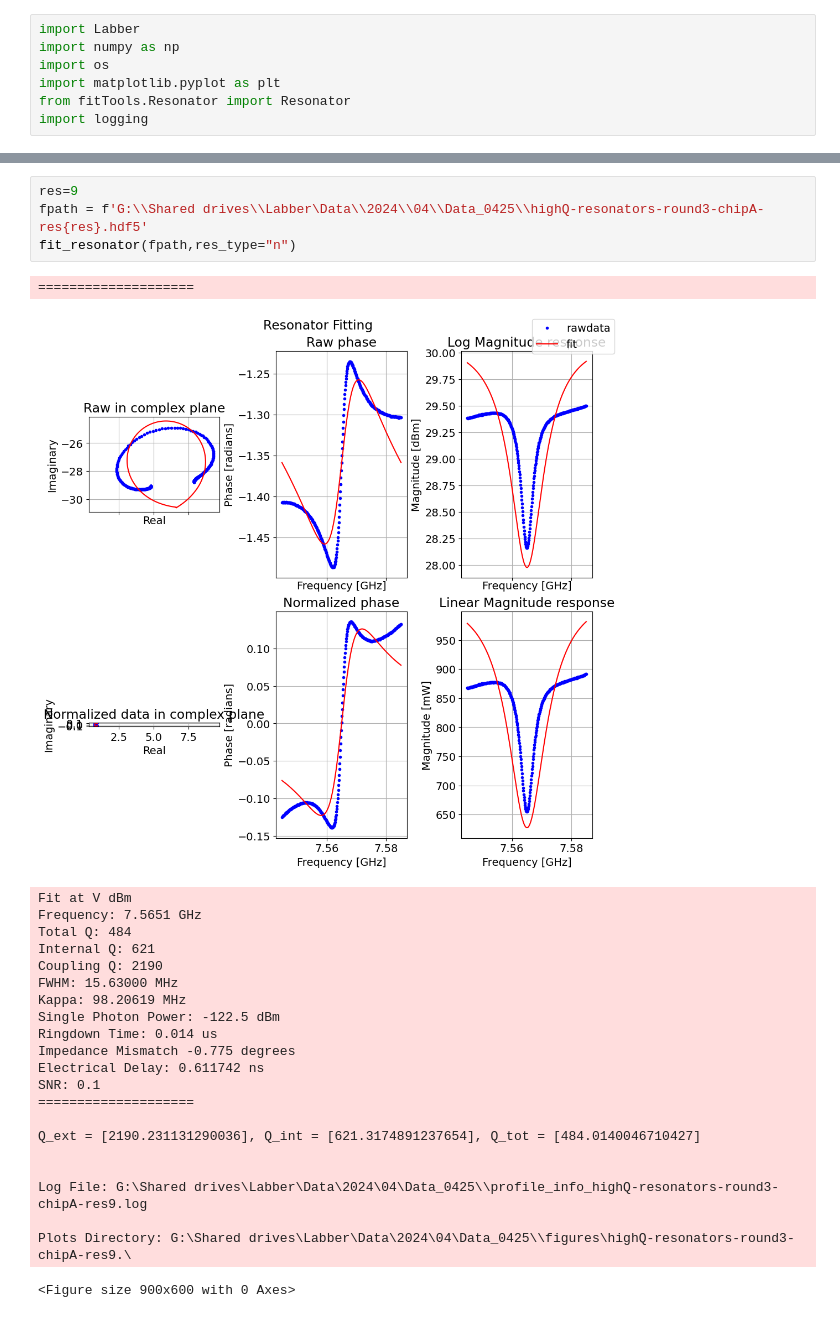
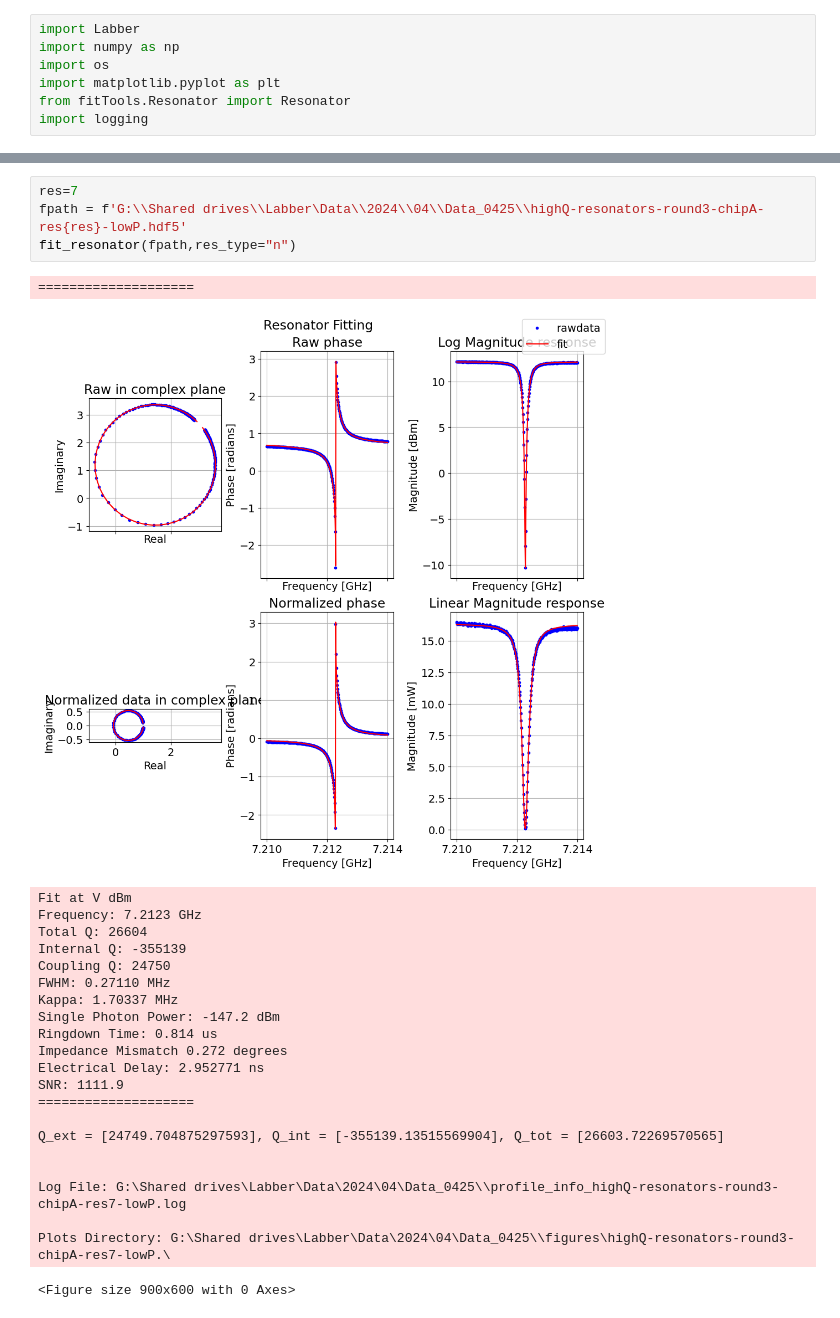
Before and after one commit to LFL-Lab/Dissipator, a Jupyter notebook: resonator_fitting_nb.ipynb, the cells around one changed output, grey strips where cells are left out. Cells and saved outputs as stored; diff of their text form.

```diff
--- a/resonator_fitting_nb.ipynb
+++ b/resonator_fitting_nb.ipynb
@@ -91,30 +69,30 @@ def fit_resonator(fpath:str,res_type:str = "n"):
     print(f"\n\nLog File: {logFileName}")
     print(f"\nPlots Directory: {path + figpath}")
 # %%
-res=9
-fpath = f'G:\\Shared drives\\Labber\Data\\2024\\04\\Data_0425\\highQ-resonators-round3-chipA-res{res}.hdf5'
+res=7
+fpath = f'G:\\Shared drives\\Labber\Data\\2024\\04\\Data_0425\\highQ-resonators-round3-chipA-res{res}-lowP.hdf5'
 fit_resonator(fpath,res_type="n")
 # %% [output]
 ====================
-[figure, old version]
+[figure, new version]
 Fit at V dBm
-Frequency: 7.5651 GHz
-Total Q: 484
-Internal Q: 621
-Coupling Q: 2190
-FWHM: 15.63000 MHz
-Kappa: 98.20619 MHz
-Single Photon Power: -122.5 dBm
-Ringdown Time: 0.014 us
-Impedance Mismatch -0.775 degrees
-Electrical Delay: 0.611742 ns
-SNR: 0.1
+Frequency: 7.2123 GHz
+Total Q: 26604
+Internal Q: -355139
+Coupling Q: 24750
+FWHM: 0.27110 MHz
+Kappa: 1.70337 MHz
+Single Photon Power: -147.2 dBm
+Ringdown Time: 0.814 us
+Impedance Mismatch 0.272 degrees
+Electrical Delay: 2.952771 ns
+SNR: 1111.9
 ====================
 
-Q_ext = [2190.231131290036], Q_int = [621.3174891237654], Q_tot = [484.0140046710427]
+Q_ext = [24749.704875297593], Q_int = [-355139.13515569904], Q_tot = [26603.72269570565]
 
 
-Log File: G:\Shared drives\Labber\Data\2024\04\Data_0425\\profile_info_highQ-resonators-round3-chipA-res9.log
+Log File: G:\Shared drives\Labber\Data\2024\04\Data_0425\\profile_info_highQ-resonators-round3-chipA-res7-lowP.log
 
-Plots Directory: G:\Shared drives\Labber\Data\2024\04\Data_0425\\figures\highQ-resonators-round3-chipA-res9.\
+Plots Directory: G:\Shared drives\Labber\Data\2024\04\Data_0425\\figures\highQ-resonators-round3-chipA-res7-lowP.\
 <Figure size 900x600 with 0 Axes>
```
Also changed, not shown: parts of 2 cells of this notebook.
